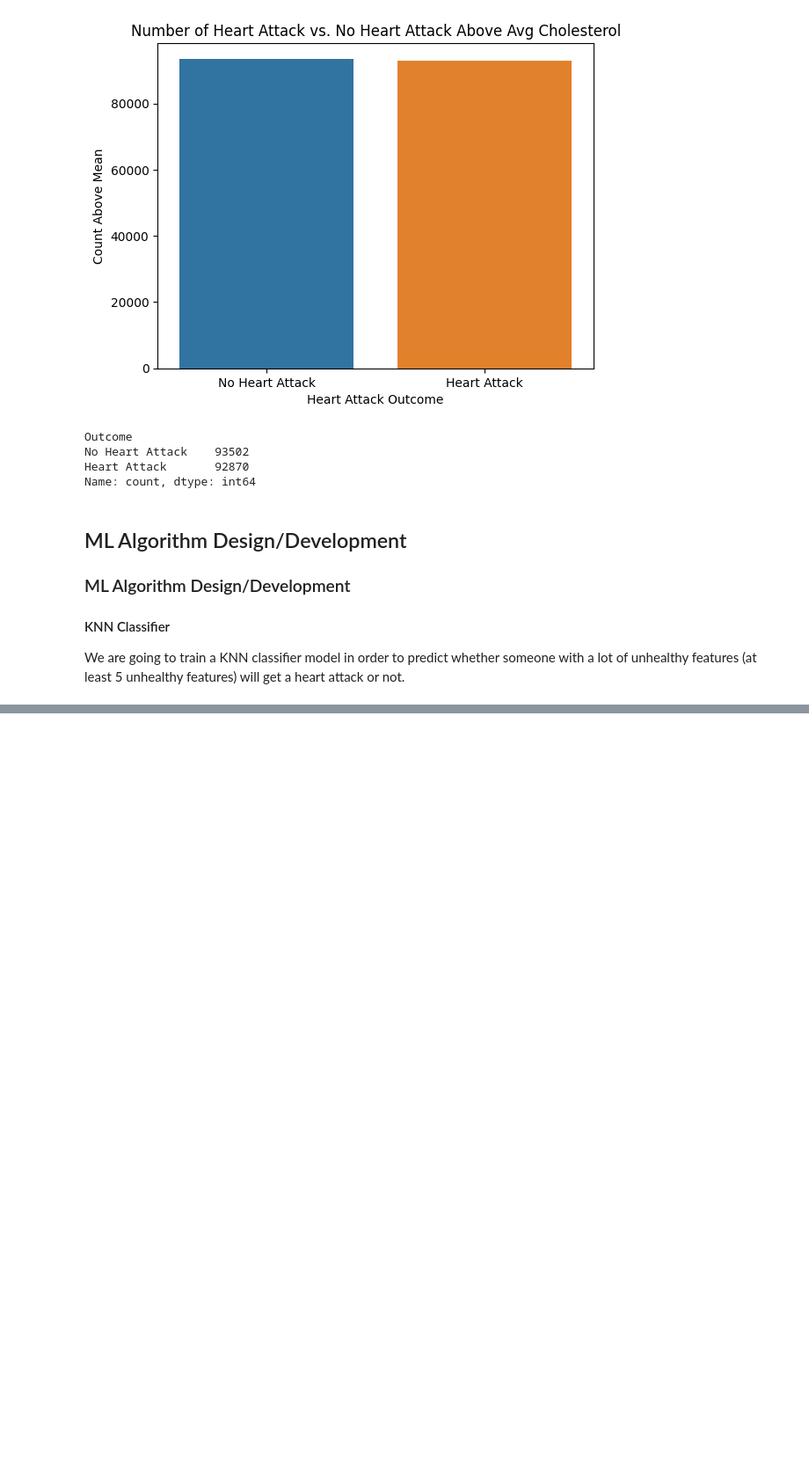
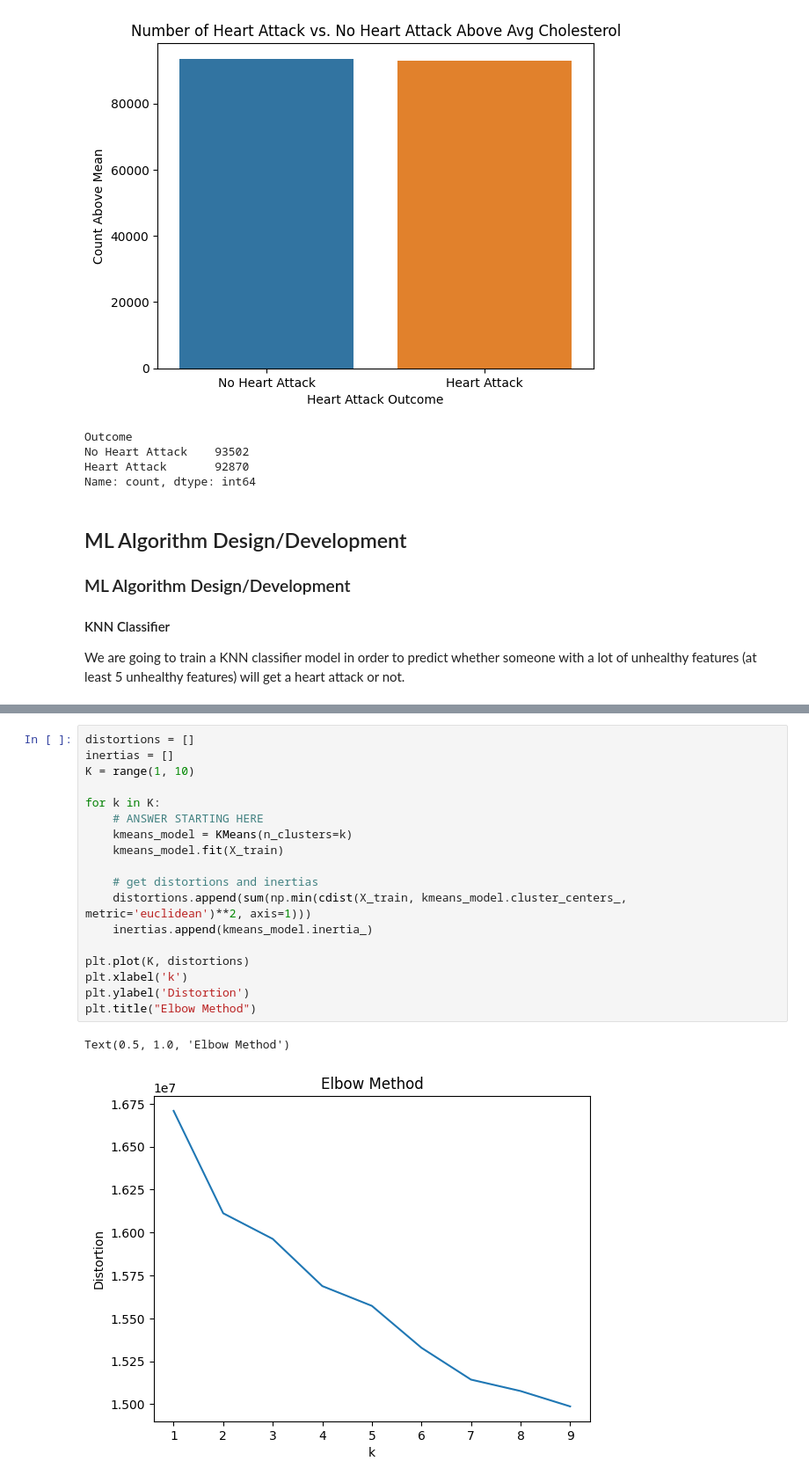
Before and after one commit to kchen3490/cmsc320-final, a Jupyter notebook: notebook.ipynb, the cells around one changed output, grey strips where cells are left out. Shown at 88% size. Drawn from its saved outputs; the diff is of its cells as text; blank space fills up the shorter version.

```diff
--- a/notebook.ipynb
+++ b/notebook.ipynb
@@ -358,0 +407,21 @@ display(predict_kai)
+# %%
+distortions = []
+inertias = []
+K = range(1, 10)
+
+for k in K:
+    # ANSWER STARTING HERE
+    kmeans_model = KMeans(n_clusters=k)
+    kmeans_model.fit(X_train)
+
+    # get distortions and inertias
+    distortions.append(sum(np.min(cdist(X_train, kmeans_model.cluster_centers_, metric='euclidean')**2, axis=1)))
+    inertias.append(kmeans_model.inertia_)
+
+plt.plot(K, distortions)
+plt.xlabel('k')
+plt.ylabel('Distortion')
+plt.title("Elbow Method")
+# %% [output]
+Text(0.5, 1.0, 'Elbow Method')
+[figure, added]
```
Also changed, not shown: parts of 11 cells of this notebook.
